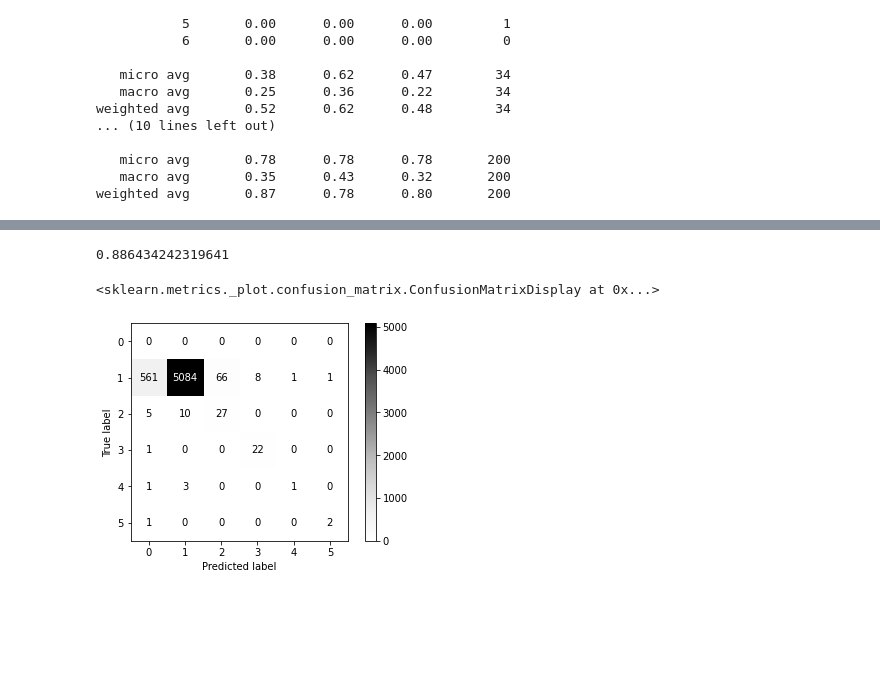
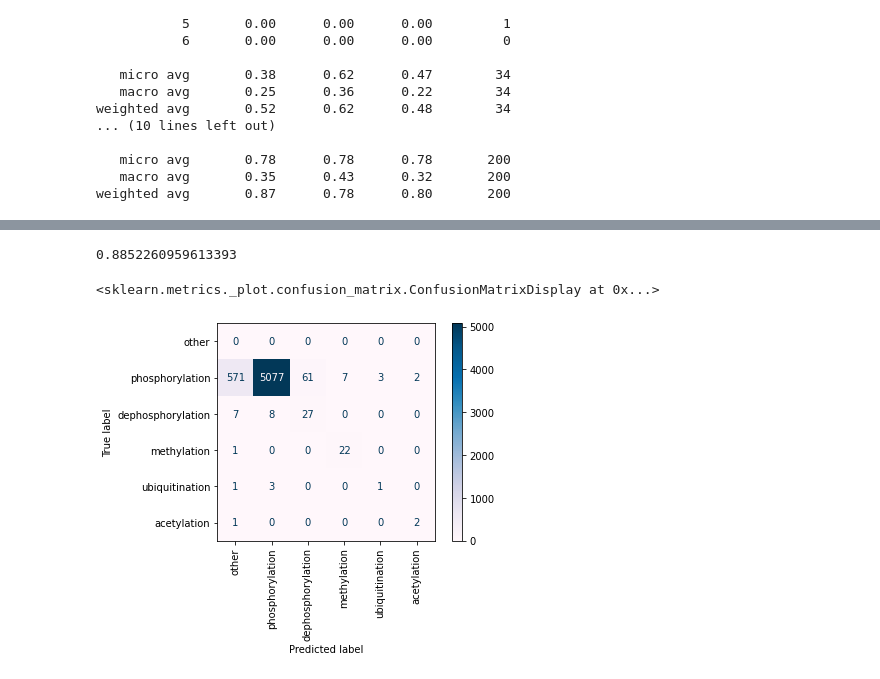
Before and after one commit to elangovana/bert-shortcuts, a Jupyter notebook: notebooks/ptm_ppi_shortcut_analysis.ipynb, the cells around one changed output, grey strips where cells are left out. Cells and saved outputs as stored; diff of their text form; code cells hidden in the pictures; blank space fills up the shorter version.

Commit message:
Compare low quality predictions

```diff
--- a/notebooks/ptm_ppi_shortcut_analysis.ipynb
+++ b/notebooks/ptm_ppi_shortcut_analysis.ipynb
@@ -8,6 +8,13 @@ sys.path.append("../src")
 
 all_labels = list(range(7))
 pos_labels = list(range(1,7,1))
+label_names = ["other",
+                            "phosphorylation",
+                            "dephosphorylation",
+                            "methylation",
+                            "ubiquitination",
+                            "acetylation",
+                            "deubiquitination"]
 # %%
 trainfile="../temp/train.json"
 testfile="../temp/test.json"
@@ -192,16 +326,16 @@ weighted avg       0.99      0.89      0.93      5794
 # %%
 from sklearn.metrics import accuracy_score
-accuracy_score(df_largescale_hq["y"], m.predict(df_largescale_hq["x"]))
+accuracy_score(df_largescale_hq["y"], m.predict(df_largescale_hq["x"])[0])
 # %% [output]
-0.886434242319641
+0.8852260959613393
 # %%
 from sklearn.metrics import confusion_matrix, ConfusionMatrixDisplay
-cm = confusion_matrix(df_largescale_hq["y"], m.predict(df_largescale_hq["x"]))
-disp = ConfusionMatrixDisplay(confusion_matrix=cm)
-disp.plot(cmap="Greys")
+cm = confusion_matrix(df_largescale_hq["y"], m.predict(df_largescale_hq["x"])[0])
+disp = ConfusionMatrixDisplay(confusion_matrix=cm, display_labels = label_names[:6])
+disp.plot(cmap="PuBu", xticks_rotation="vertical")
 # %% [output]
 <sklearn.metrics._plot.confusion_matrix.ConfusionMatrixDisplay at 0x...>
-[figure, old version]
+[figure, new version]
 # %%
 _, ax = plt.subplots(1,1, figsize=(15,15))
 
```
Also changed, not shown: parts of 16 cells of this notebook, 1 other file.
